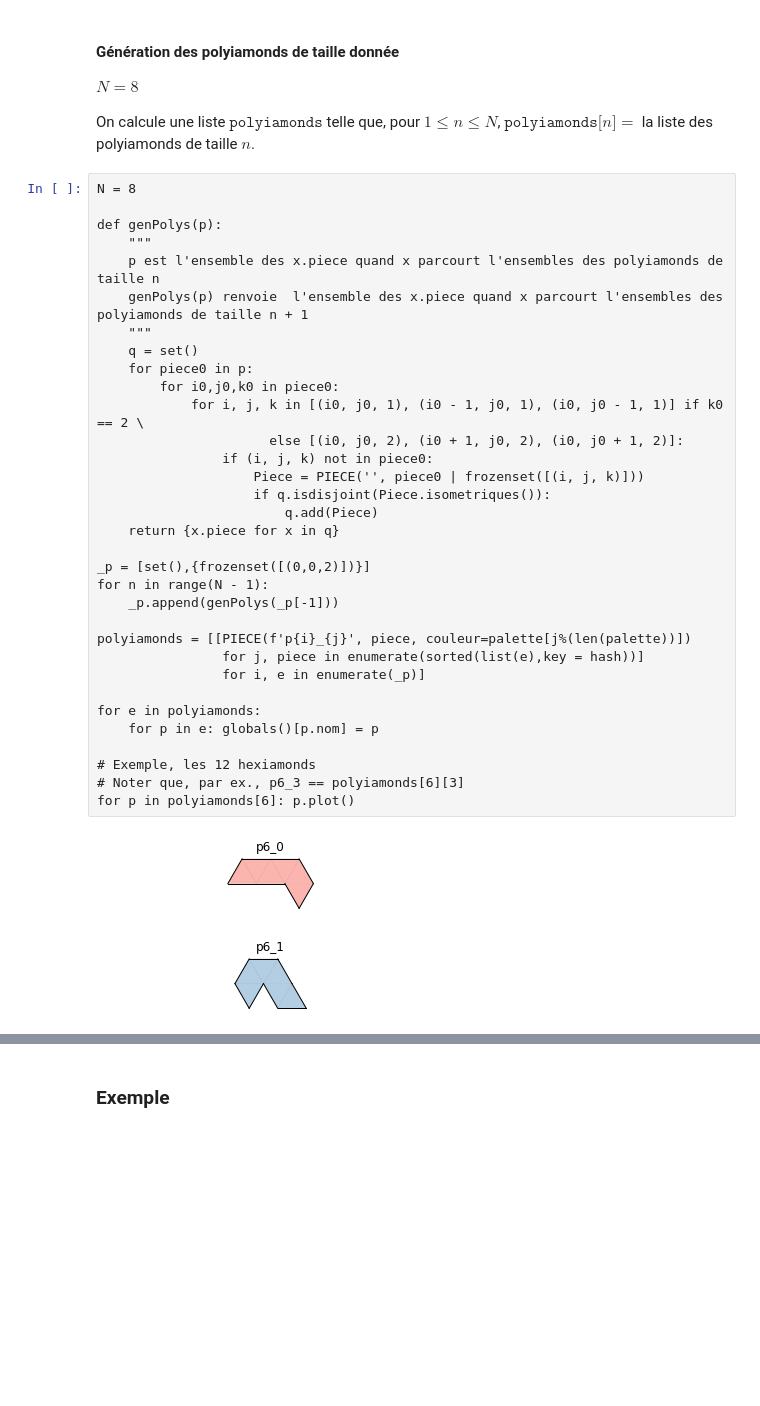
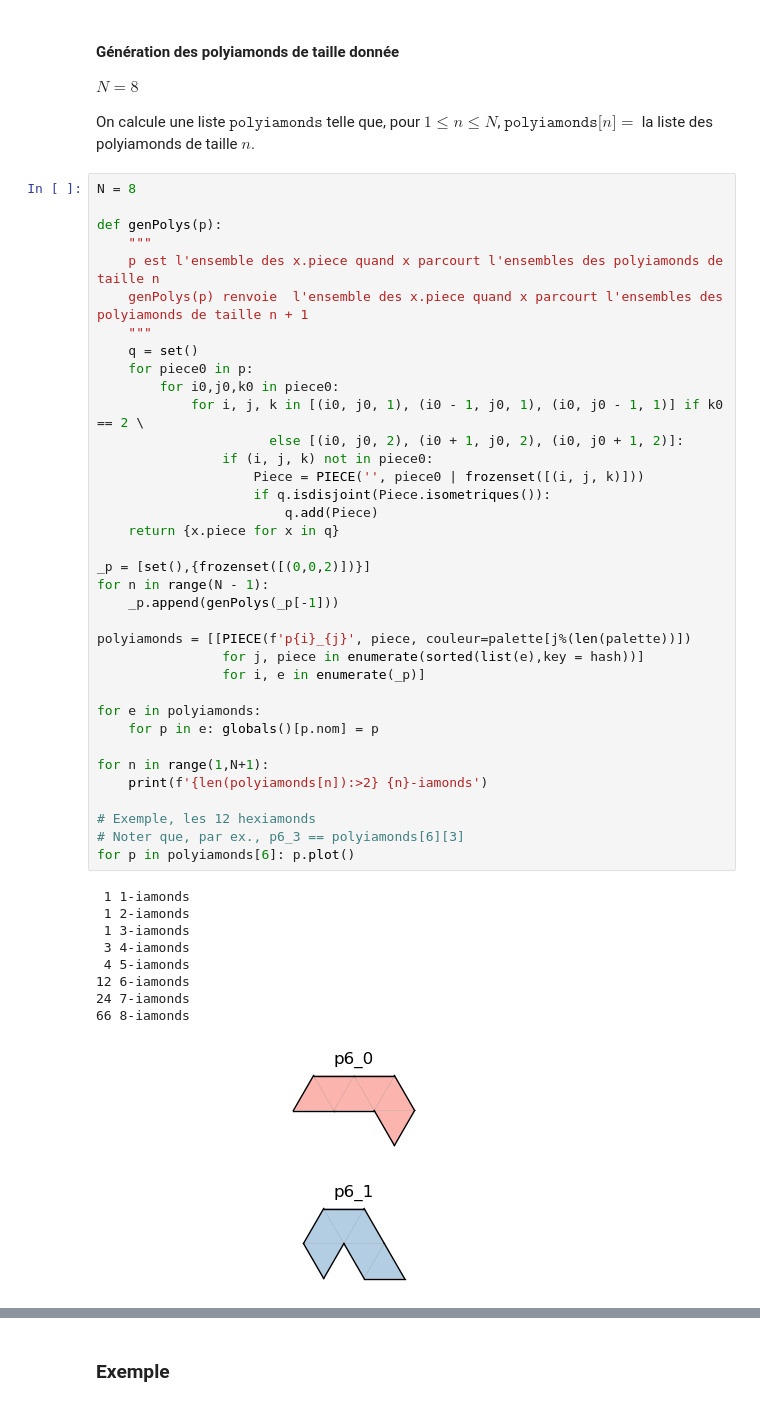
Before and after one commit to YvesLemaire/Jupyter-Puzzles, a Jupyter notebook: sage/couvertureExacte/puzzles-2D/puzzles-triangles/puzzles-triangles.ipynb, the cells around one changed output, grey strips where cells are left out. Cells and saved outputs as stored; diff of their text form; blank space fills up the shorter version.

```diff
--- a/sage/couvertureExacte/puzzles-2D/puzzles-triangles/puzzles-triangles.ipynb
+++ b/sage/couvertureExacte/puzzles-2D/puzzles-triangles/puzzles-triangles.ipynb
@@ -141,32 +141,43 @@ def genPolys(p):
     """
     p est l'ensemble des x.piece quand x parcourt l'ensembles des polyiamonds de taille n
     genPolys(p) renvoie  l'ensemble des x.piece quand x parcourt l'ensembles des polyiamonds de taille n + 1
     """
     q = set()
     for piece0 in p:
         for i0,j0,k0 in piece0:
             for i, j, k in [(i0, j0, 1), (i0 - 1, j0, 1), (i0, j0 - 1, 1)] if k0 == 2 \
                       else [(i0, j0, 2), (i0 + 1, j0, 2), (i0, j0 + 1, 2)]:
                 if (i, j, k) not in piece0:
                     Piece = PIECE('', piece0 | frozenset([(i, j, k)]))
                     if q.isdisjoint(Piece.isometriques()):
                         q.add(Piece)
     return {x.piece for x in q}
 
 _p = [set(),{frozenset([(0,0,2)])}]
 for n in range(N - 1):
     _p.append(genPolys(_p[-1]))
 
 polyiamonds = [[PIECE(f'p{i}_{j}', piece, couleur=palette[j%(len(palette))])
                 for j, piece in enumerate(sorted(list(e),key = hash))]
                 for i, e in enumerate(_p)]
 
 for e in polyiamonds:
     for p in e: globals()[p.nom] = p
 
+for n in range(1,N+1):
+    print(f'{len(polyiamonds[n]):>2} {n}-iamonds')
+
 # Exemple, les 12 hexiamonds
 # Noter que, par ex., p6_3 == polyiamonds[6][3]
 for p in polyiamonds[6]: p.plot()
 # %% [output]
+ 1 1-iamonds
+ 1 2-iamonds
+ 1 3-iamonds
+ 3 4-iamonds
+ 4 5-iamonds
+12 6-iamonds
+24 7-iamonds
+66 8-iamonds
-[figure, old version]
+[figure, new version]
-[figure, old version]
+[figure, new version]
```
Also changed, not shown: parts of 7 cells of this notebook, 1 other file.
